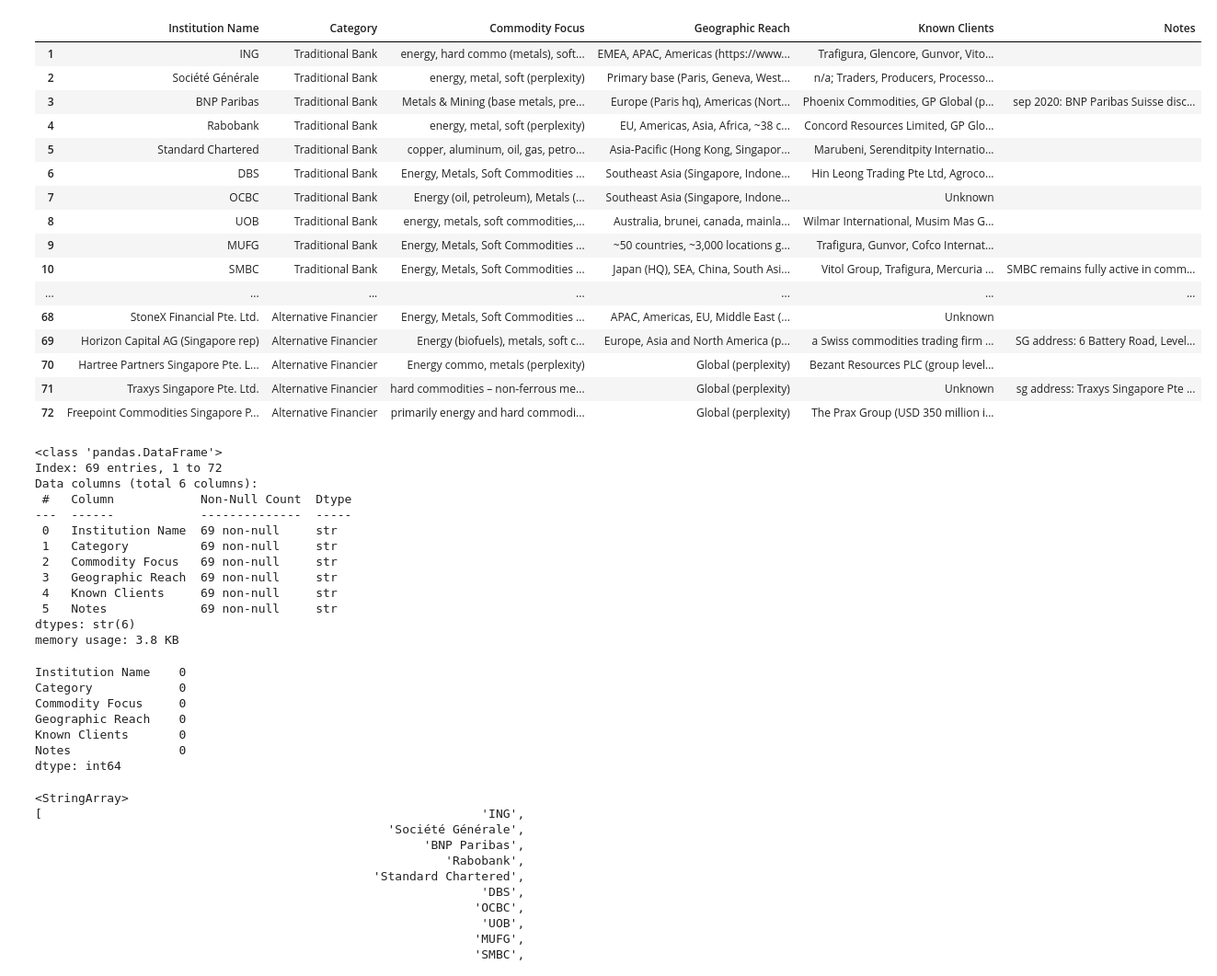
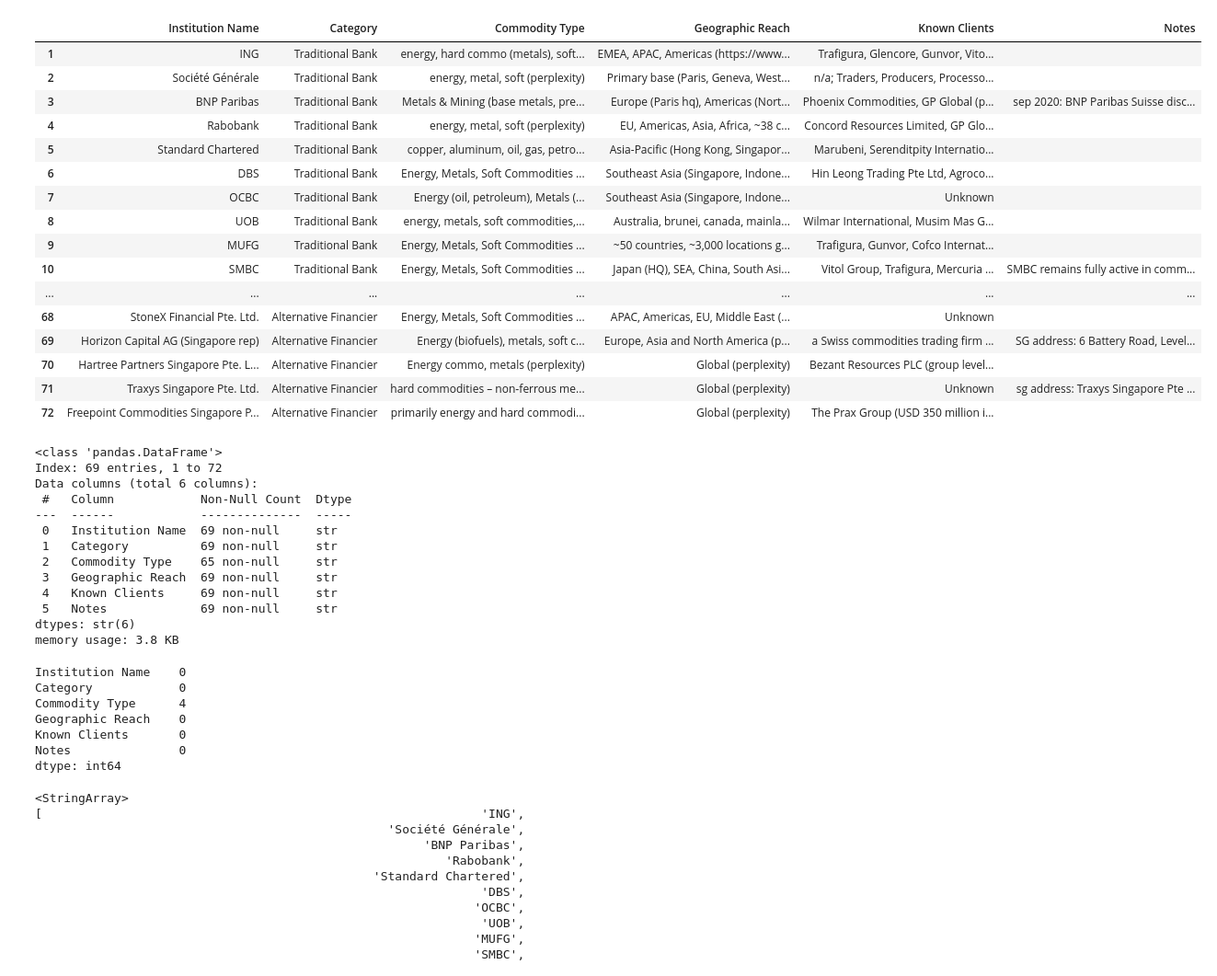
Before and after one commit to Mona212004/sna_trader_financier_lawyer, a Jupyter notebook: clean_data/clean_pillar3.ipynb, the cells around one changed output. Shown at 92% size. Drawn from its saved outputs; the diff is of its cells as text; code cells hidden in the pictures.

```diff
--- a/clean_data/clean_pillar3.ipynb
+++ b/clean_data/clean_pillar3.ipynb
@@ -17,35 +17,38 @@ p3 = pd.read_csv(
 # drop columns
 p3 = p3.drop(
     columns=[
         "Amount of money they give to traders (Min – Max)",  # important but undisclosed
         "Transaction Volume (number of transaction per year)",  # important but undisclosed
         "Key Contact Name SG",
         "Key Contact Title",
         "Key Contact Email",
         "Key Contact Phone",
         "Insurance Gap / Opportunity",
         "Relationship Status",
         "Priority (H/M/L)", 'Done By'
     ]
 )
 # rename columns
 p3.rename(
-    columns={"Category (Bank / Alt. / ECA / Fund)":'Category', 'Known Clients / Portfolio': 'Known Clients', 'Strategic Notes':'Notes'},
+    columns={"Category (Bank / Alt. / ECA / Fund)":'Category',
+             'Known Clients / Portfolio': 'Known Clients',
+             'Strategic Notes':'Notes',
+             'Commodity Focus':'Commodity Type'},
     inplace=True,
 )
 # drop empty rows
 p3 = p3.dropna(subset=['Category'])
 #fill in missing val with Unknown
 p3.fillna({
     'Commodity Focus': 'Unknown',
     'Known Clients': 'Unknown',
     'Notes': ''
 }, inplace=True)
 # fill in missing val with Unknown
 
 p3
 # %% [output]
-|  | Institution Name | Category | Commodity Focus | Geographic Reach | Known Clients | Notes |
+|  | Institution Name | Category | Commodity Type | Geographic Reach | Known Clients | Notes |
 | 1 | ING | Traditional Bank | energy, hard commo (metals), soft... | EMEA, APAC, Americas (https://www... | Trafigura, Glencore, Gunvor, Vito... |  |
 | 2 | Société Générale | Traditional Bank | energy, metal, soft (perplexity) | Primary base (Paris, Geneva, West... | n/a; Traders, Producers, Processo... |  |
 | 3 | BNP Paribas | Traditional Bank | Metals & Mining (base metals, pre... | Europe (Paris hq), Americas (Nort... | Phoenix Commodities, GP Global (p... | sep 2020: BNP Paribas Suisse disc... |
@@ -72,7 +75,7 @@ Data columns (total 6 columns):
 ---  ------            --------------  -----
  0   Institution Name  69 non-null     str
  1   Category          69 non-null     str
- 2   Commodity Focus   69 non-null     str
+ 2   Commodity Type    65 non-null     str
  3   Geographic Reach  69 non-null     str
  4   Known Clients     69 non-null     str
  5   Notes             69 non-null     str
@@ -83,7 +86,7 @@ p3.isna().sum()
 # %% [output]
 Institution Name    0
 Category            0
-Commodity Focus     0
+Commodity Type      4
 Geographic Reach    0
 Known Clients       0
 Notes               0
```
Also changed, not shown: parts of 5 cells of this notebook, 3 other files.
